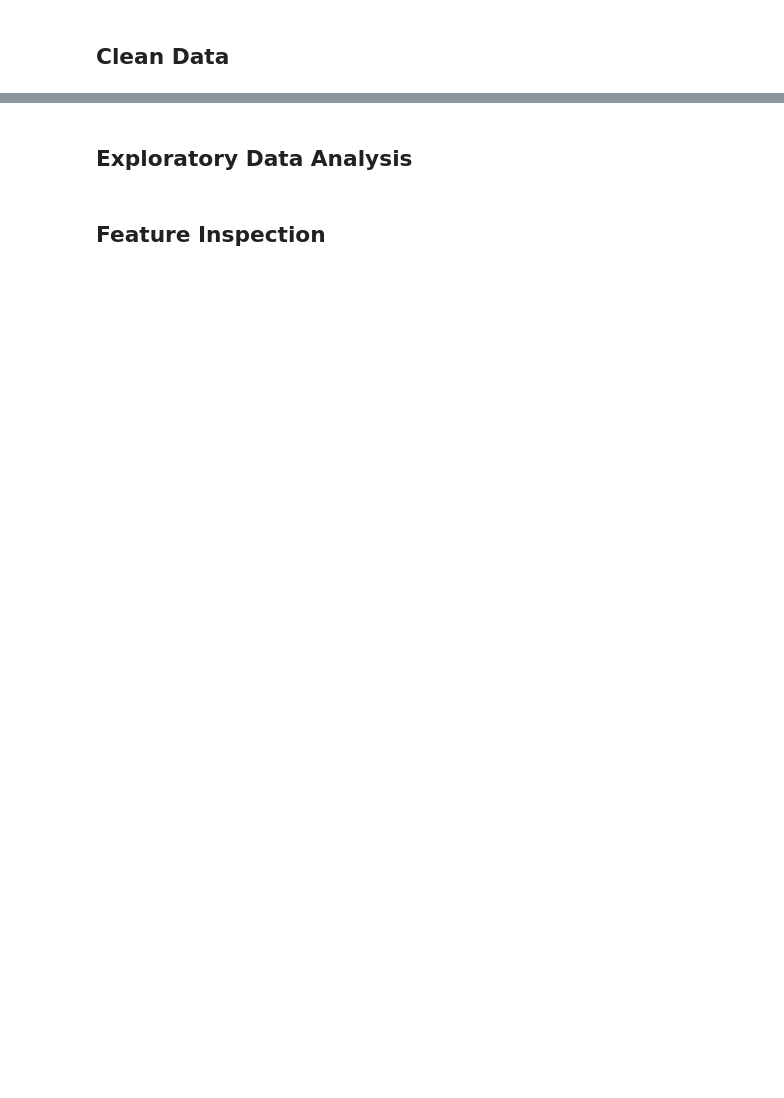
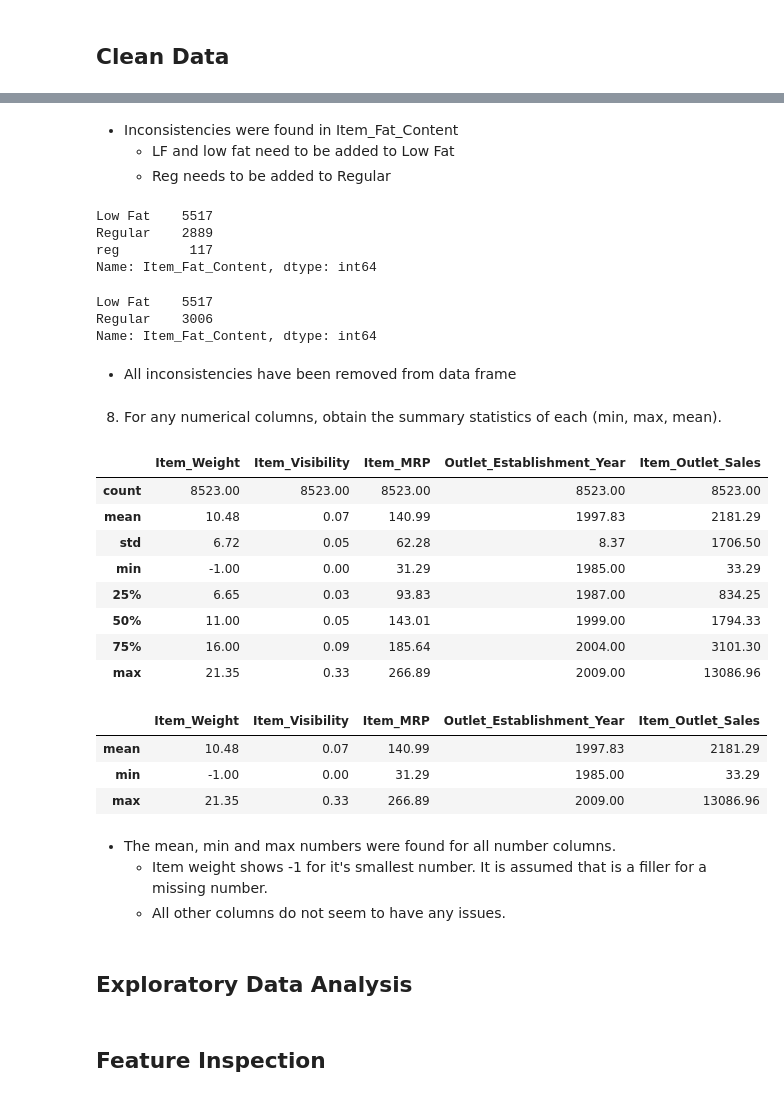
Before and after one commit to tronicey/Predictions-of-Product-Sales, a Jupyter notebook: predictions_of_product_sales.ipynb, the cells around one changed output, grey strips where cells are left out. Saved outputs shown, nothing was run; the diff lists cells and outputs as text; code cells hidden in the pictures; blank space fills up the shorter version.

```diff
--- a/predictions_of_product_sales.ipynb
+++ b/predictions_of_product_sales.ipynb
@@ -11,0 +114,7 @@
+# %%
+# save list of categorical column name.
+# Saving list of column names for numeric cols
+num_cols = df_sales.select_dtypes('number').columns
+# use the list of num columns to fill null values with -1
+df_sales[num_cols]  = df_sales[num_cols].fillna(-1)
+df_sales[num_cols].isna().sum()
@@ -11,0 +130,6 @@
+# %%
+# Saving list of column names for object cols
+cat_cols = df_sales.select_dtypes('object').columns
+# use the list of cat columns to fill null values with MISSING
+# Using the list of cat_cols to fillna
+df_sales[cat_cols] = df_sales[cat_cols].fillna("MISSING")
@@ -12,3 +188,58 @@
+# %% [markdown]
+- Inconsistencies were found in Item_Fat_Content
+  - LF and low fat need to be added to Low Fat
+  - Reg needs to be added to Regular
+# %%
+# Replace "LF" with "Low Fat"
+df_sales['Item_Fat_Content'] = df_sales['Item_Fat_Content'].replace({'LF':"Low Fat"})
+# Replace "low fat" with "Low Fat"
+df_sales['Item_Fat_Content'] = df_sales['Item_Fat_Content'].replace({'low fat':"Low Fat"})
+# Check for inconsistencies by inspecting the value_counts for Item_Fat_Content
+df_sales['Item_Fat_Content'].value_counts()
+# %% [output]
+Low Fat    5517
+Regular    2889
+reg         117
+Name: Item_Fat_Content, dtype: int64
+# %%
+# Replace "reg" with "Regular"
+df_sales['Item_Fat_Content'] = df_sales['Item_Fat_Content'].replace({'reg':"Regular"})
+# Check for inconsistencies by inspecting the value_counts for Item_Fat_Content
+df_sales['Item_Fat_Content'].value_counts()
+# %% [output]
+Low Fat    5517
+Regular    3006
+Name: Item_Fat_Content, dtype: int64
+# %% [markdown]
+- All inconsistencies have been removed from data frame
+# %% [markdown]
+8. For any numerical columns, obtain the summary statistics of each (min, max, mean).
+# %%
+# Pull all numerical columns and round them at two decimal points.
+df_sales.describe().round(2)
+# %% [output]
+|  | Item_Weight | Item_Visibility | Item_MRP | Outlet_Establishment_Year | Item_Outlet_Sales |
+| count | 8523.00 | 8523.00 | 8523.00 | 8523.00 | 8523.00 |
+| mean | 10.48 | 0.07 | 140.99 | 1997.83 | 2181.29 |
+| std | 6.72 | 0.05 | 62.28 | 8.37 | 1706.50 |
+| min | -1.00 | 0.00 | 31.29 | 1985.00 | 33.29 |
+| 25% | 6.65 | 0.03 | 93.83 | 1987.00 | 834.25 |
+| 50% | 11.00 | 0.05 | 143.01 | 1999.00 | 1794.33 |
+| 75% | 16.00 | 0.09 | 185.64 | 2004.00 | 3101.30 |
+| max | 21.35 | 0.33 | 266.89 | 2009.00 | 13086.96 |
+# %%
+#Find the mean, smallest number and largest number for all number columns and round them to two decimal points.
+stats =  df_sales.describe()
+stats.loc[['mean','min','max']].round(2)
+# %% [output]
+|  | Item_Weight | Item_Visibility | Item_MRP | Outlet_Establishment_Year | Item_Outlet_Sales |
+| mean | 10.48 | 0.07 | 140.99 | 1997.83 | 2181.29 |
+| min | -1.00 | 0.00 | 31.29 | 1985.00 | 33.29 |
+| max | 21.35 | 0.33 | 266.89 | 2009.00 | 13086.96 |
+# %% [markdown]
+- The mean, min and max numbers were found for all number columns.
+  - Item weight shows -1 for it's smallest number. It is assumed that is a filler for a missing number.
+  - All other columns do not seem to have any issues.
 # %% [markdown]
 ## Exploratory Data Analysis
 # %% [markdown]
```
Also changed, not shown: parts of 23 cells of this notebook.
